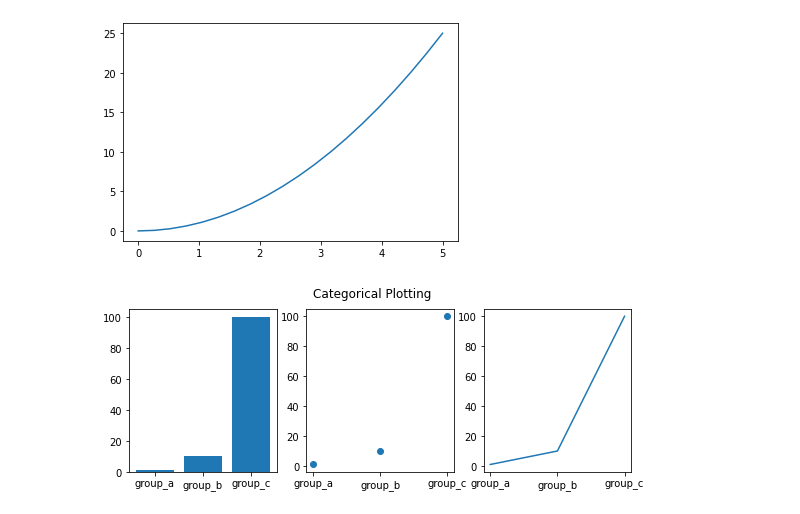
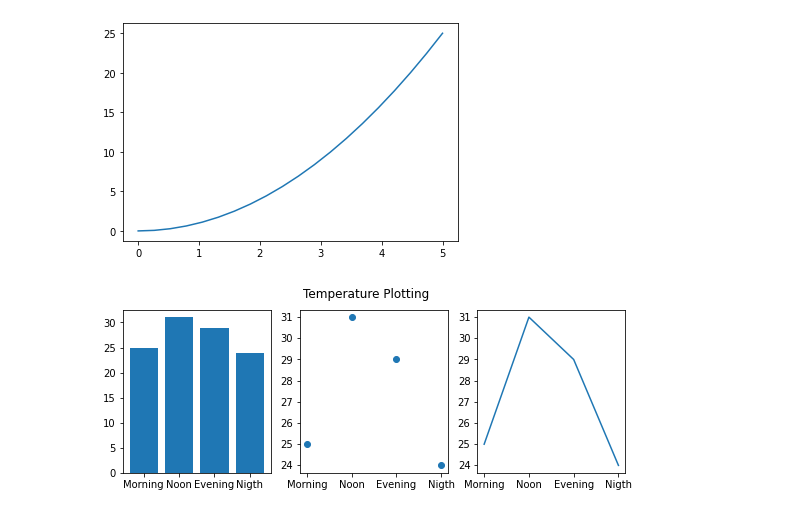
Before and after one commit to thanawutth/CPE1201, a Jupyter notebook: lab-w5-plotgraph1.ipynb, the cells around one changed output. Cells and saved outputs as stored; diff of their text form; code cells hidden in the pictures.

```diff
--- a/lab-w5-plotgraph1.ipynb
+++ b/lab-w5-plotgraph1.ipynb
@@ -18,21 +18,21 @@ plt.show()
 # %% [output]
 [figure]
 # %%
-names = ['group_a', 'group_b', 'group_c']
-values = [1, 10, 100]
+names = ['Morning', 'Noon', 'Evening', 'Nigth']
+values = [25, 31, 29,24]
 
 plt.figure(figsize=(9, 3))
 
 plt.subplot(131)
 plt.bar(names, values)
 plt.subplot(132)
 plt.scatter(names, values)
 plt.subplot(133)
 plt.plot(names, values)
-plt.suptitle('Categorical Plotting')
+plt.suptitle('Temperature Plotting')
 plt.show()
 # %% [output]
-[figure, old version]
+[figure, new version]
 # %%
 # input module
 a = input('Enter value of a : ')
```
Also changed, not shown: parts of 4 cells of this notebook.
